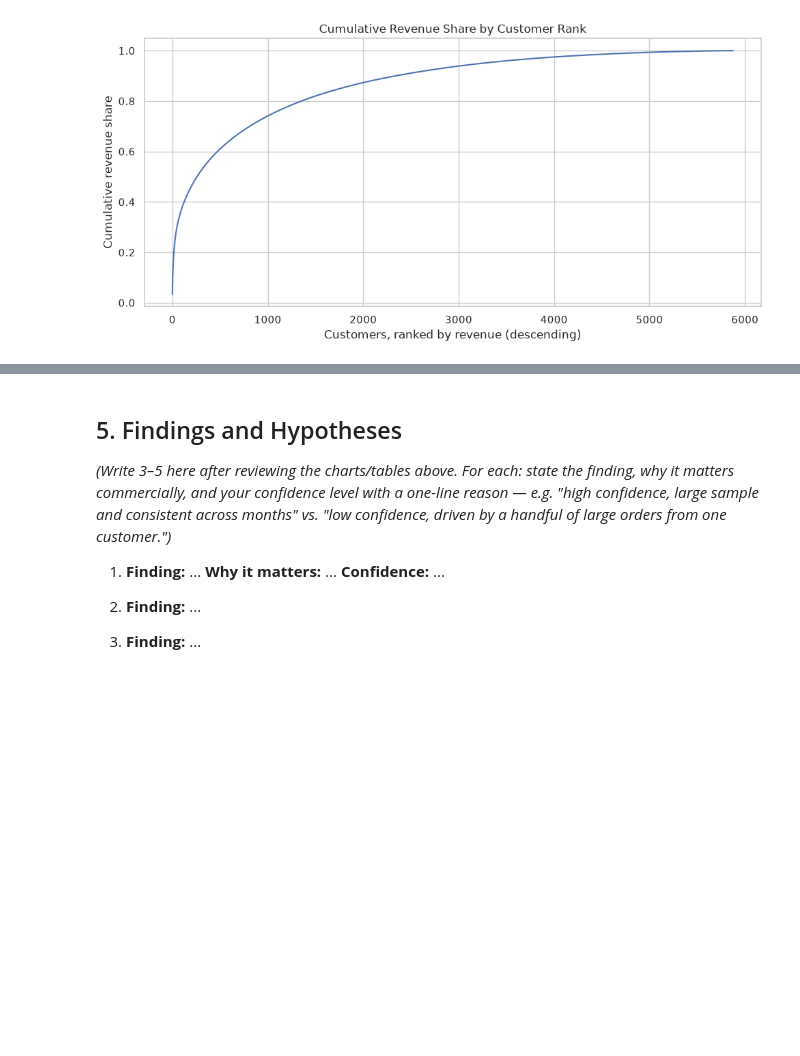
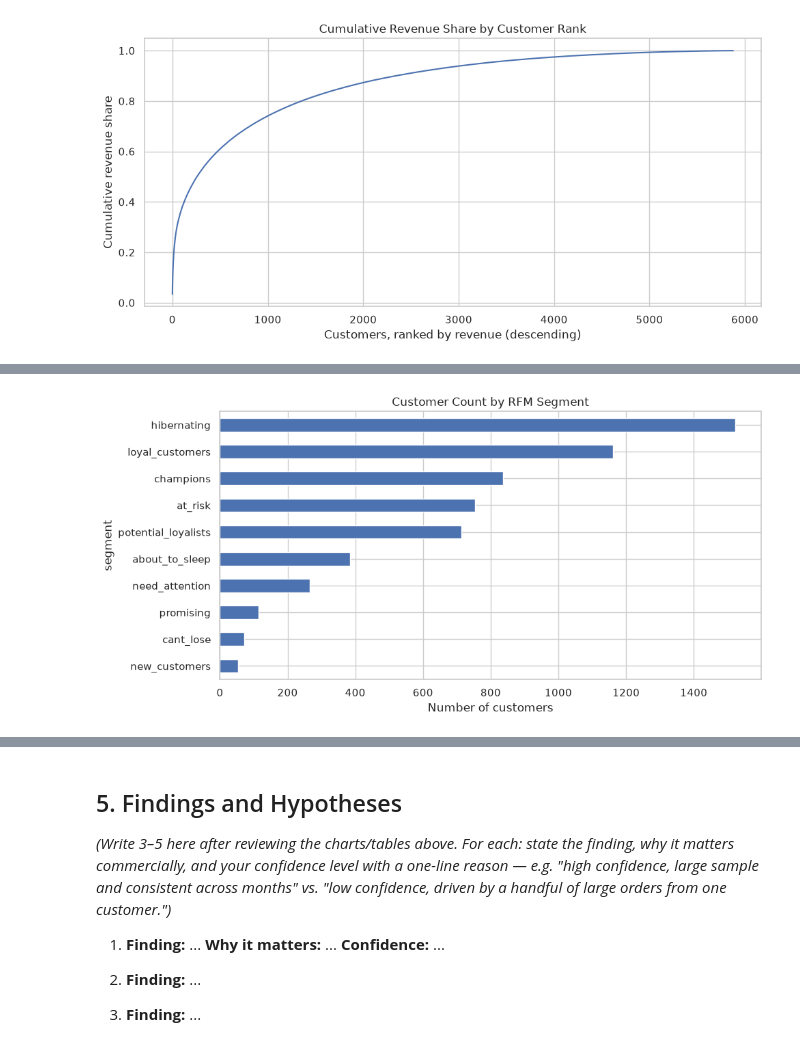
Before and after one commit to sunandst4rs/apurva_synaptiq_hw, a Jupyter notebook: exercise_2/apurva_synaptiq_online_retail_eda.ipynb, the cells around one changed output, grey strips where cells are left out. Saved outputs shown, nothing was run; the diff lists cells and outputs as text; code cells hidden in the pictures; blank space fills up the shorter version.

```diff
--- a/exercise_2/apurva_synaptiq_online_retail_eda.ipynb
+++ b/exercise_2/apurva_synaptiq_online_retail_eda.ipynb
@@ -320,0 +407,9 @@ print(f'Share of customers with more than one order: {repeat_share*100:.1f}%')
+# %%
+segment_summary = rfm.groupby('segment').agg(
+    customers=('Recency', 'count'),
+    avg_recency_days=('Recency', 'mean'),
+    avg_frequency=('Frequency', 'mean'),
+    avg_monetary=('Monetary', 'mean'),
+    total_monetary=('Monetary', 'sum')
+).sort_values('total_monetary', ascending=False).round(1)
+segment_summary
@@ -320,0 +429,9 @@ print(f'Share of customers with more than one order: {repeat_share*100:.1f}%')
+# %%
+fig, ax = plt.subplots(figsize=(10, 5))
+segment_summary['customers'].sort_values().plot(kind='barh', ax=ax)
+ax.set_title('Customer Count by RFM Segment')
+ax.set_xlabel('Number of customers')
+plt.tight_layout()
+plt.show()
+# %% [output]
+[figure, added]
```
Also changed, not shown: parts of 19 cells of this notebook.
